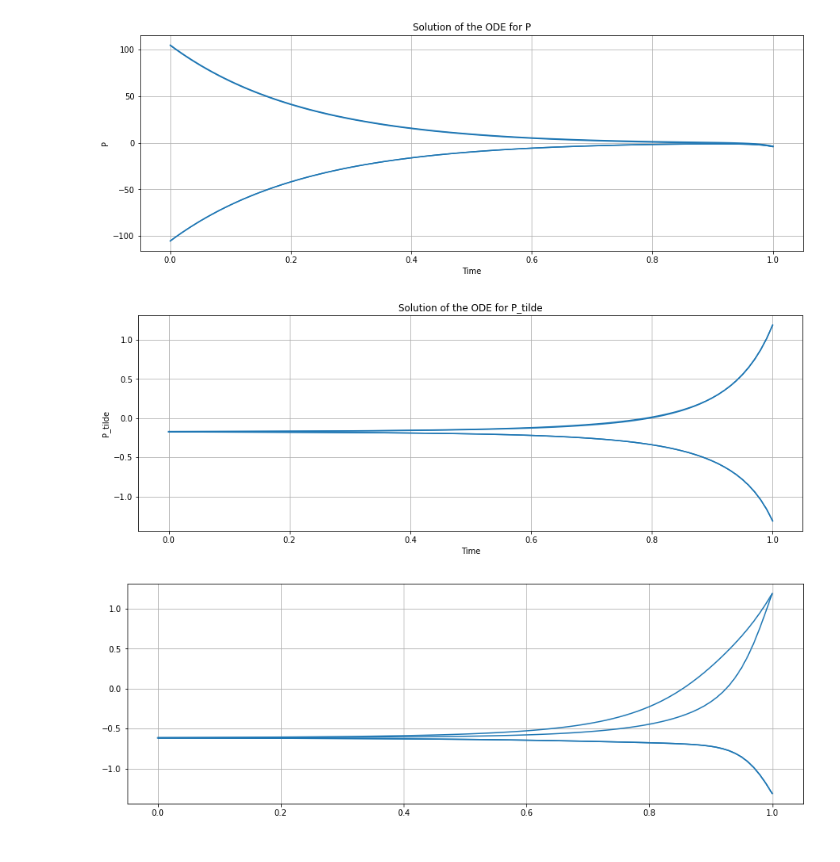
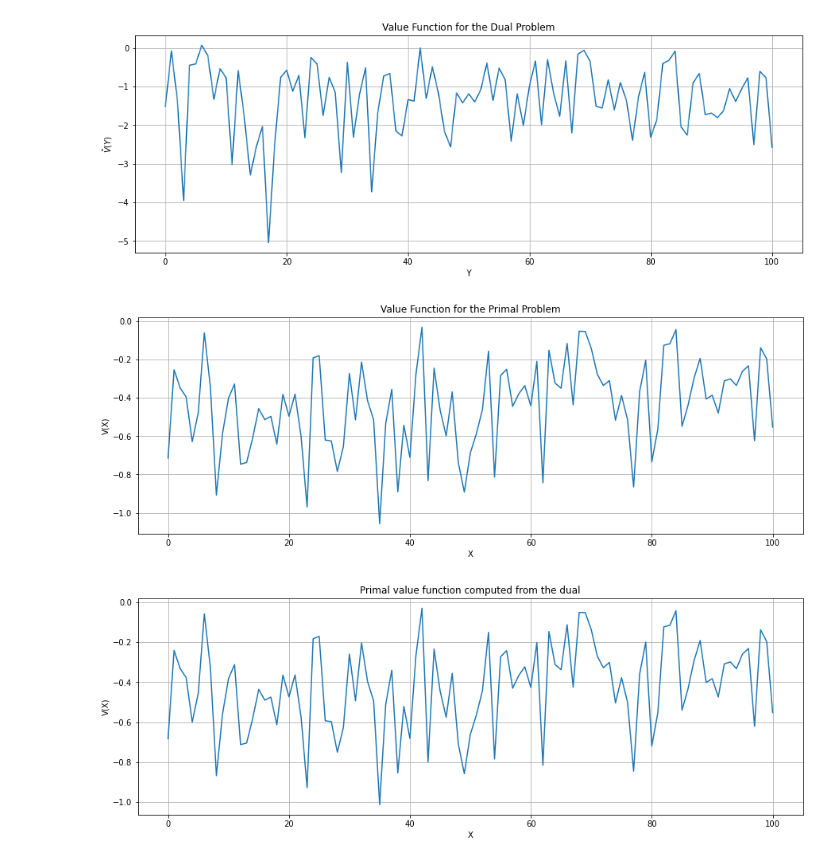
Before and after one commit to ivannkirev/Stochastic-Control-in-Mathematical-Finance, a Jupyter notebook: Runge_Kutta_Numerical_Solution/Runge_Kutta_solver.ipynb, the cells around one changed output. Cells and saved outputs as stored; diff of their text form; code cells hidden in the pictures.

```diff
--- a/Runge_Kutta_Numerical_Solution/Runge_Kutta_solver.ipynb
+++ b/Runge_Kutta_Numerical_Solution/Runge_Kutta_solver.ipynb
@@ -208,28 +4,0 @@ class ODE_Solver:
-# %%
-G = np.array([[3.8, 4.2], [4.2, 3.8]])
-L = np.array([[8, 4], [4, 8]])
-n = 100
-
-ode_solver = ODE_Solver(t_final=1,
-                        t_initial=0,
-                        G=G,
-                        L=L,
-                        n=100)
-
-t, y = ode_solver.solve_ODE('P')
-
-y_inv = np.zeros_like(y)
-
-for i in range(y.shape[0]):
-    y_inv[i] = np.linalg.inv(y[i])
-
-ode_solver.plot_ODE_solution("P")
-ode_solver.plot_ODE_solution("P_tilde")
-plt.figure(figsize=(15, 5))
-plt.plot(t, np.reshape(y_inv, (ode_solver.n+1, 4)), color='C0')
-plt.grid()
-plt.show()
-# %% [output]
-[figure, removed]
-[figure, removed]
-[figure, removed]
@@ -235,0 +468,24 @@ plt.show()
+# %%
+parameters_RK = {
+    "Q": np.array([[0.1, 0.2], [0.2, 0.1]]),
+    'R': np.array([[0.1, 0.2], [0.2, 0.1]]),
+    'S': np.array([[0.0, 0.0], [0.0, 0.0]]),
+    'A': np.array([[0.0, 0.4], [0.4, 0.0]]),
+    'B': np.array([[0.3, 0.0], [0.0, 0.3]]),
+    'C': np.array([[0.3, 0.2], [0.2, 0.3]]),
+    'D': np.array([[0.2, 0.1], [0.1, 0.2]]),
+    'G': np.array([[0.3, 0.1], [0.1, 0.3]]),
+    'L': np.array([[0.3], [0.1]]),
+    'N': 100,
+}
+
+ode_solver = Runge_Kutta_Solver(parameters_RK)
+# %%
+X = np.random.random((ode_solver.N+1, 2, 1))
+ode_solver.plot_V_dual(X)
+ode_solver.plot_V_primal(X)
+ode_solver.plot_V_primal_from_dual(X)
+# %% [output]
+[figure, added]
+[figure, added]
+[figure, added]
```
Also changed, not shown: parts of 5 cells of this notebook, 4 other files.
